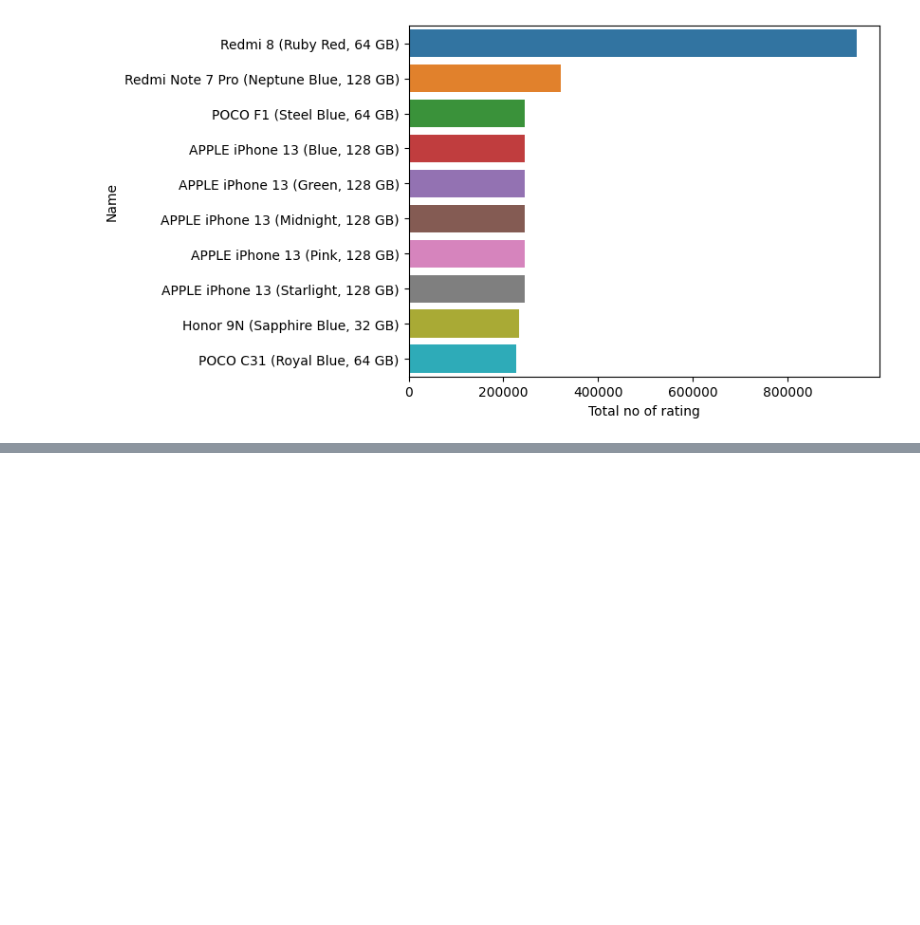
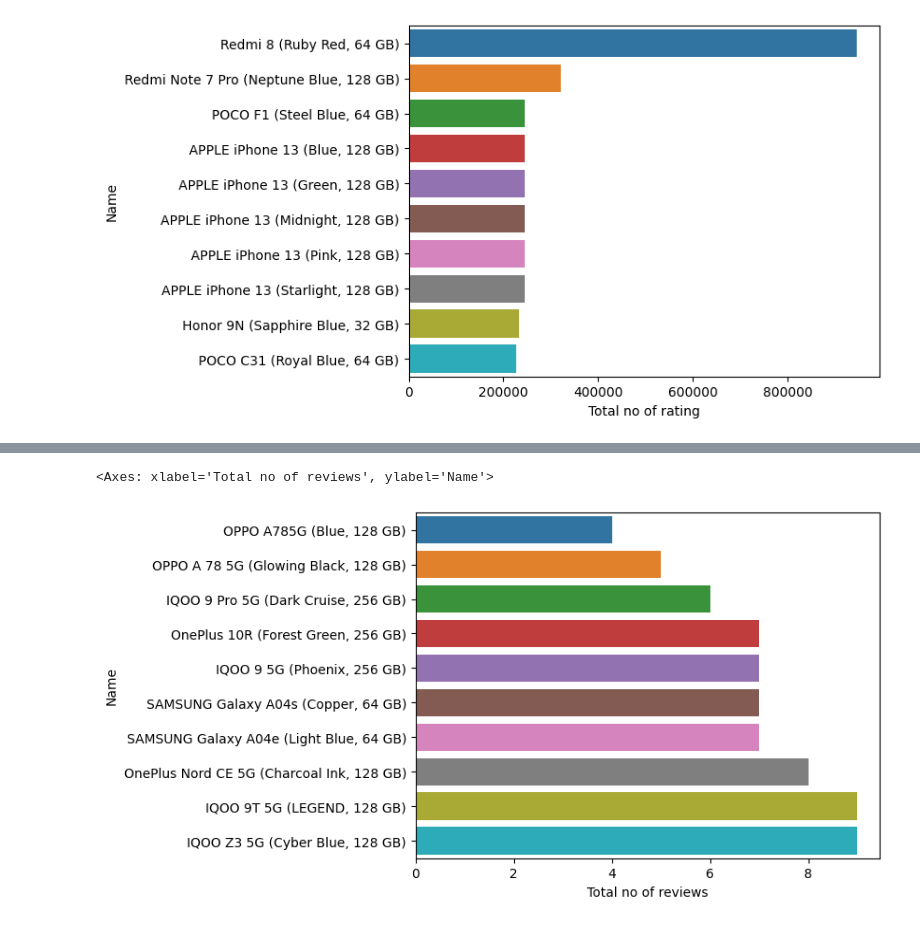
Before and after one commit to szahid97/Data-Scrapping, a Jupyter notebook: flipkart/FlipKart data cleaning.ipynb, the cells around one changed output, grey strips where cells are left out. Cells and saved outputs as stored; diff of their text form; code cells hidden in the pictures; blank space fills up the shorter version.

```diff
--- a/flipkart/FlipKart data cleaning.ipynb
+++ b/flipkart/FlipKart data cleaning.ipynb
@@ -264,0 +306,2 @@ ValueError: Image size of 102000x500 pixels is too large. It must be less than 2
+# %%
+Top10_lowest_reviewed_phones = df.nsmallest(10,'Total no of reviews')[['Name', 'Price','Total no of reviews','Overall Rating']]
@@ -264,0 +313,5 @@ ValueError: Image size of 102000x500 pixels is too large. It must be less than 2
+# %%
+sns.barplot(x='Total no of reviews', y=('Name'), data = Top10_lowest_reviewed_phones)
+# %% [output]
+<Axes: xlabel='Total no of reviews', ylabel='Name'>
+[figure, added]
```
Also changed, not shown: parts of 23 cells of this notebook, 1 other file.
